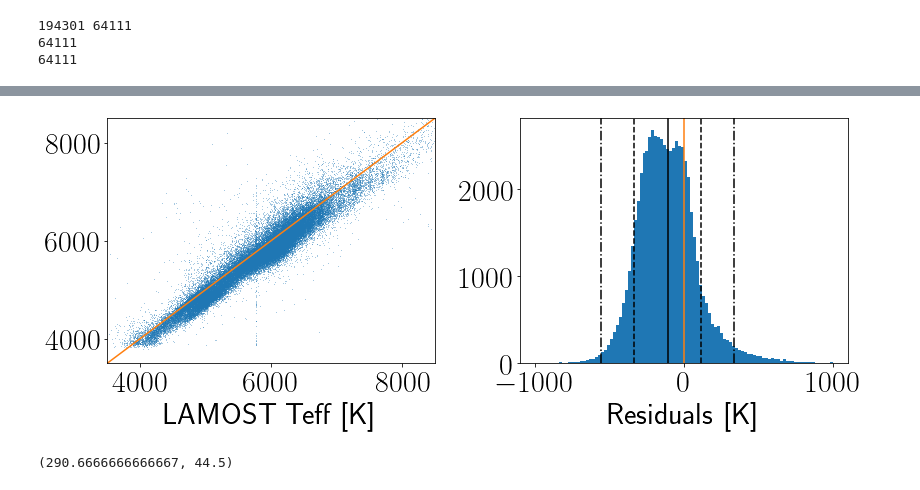
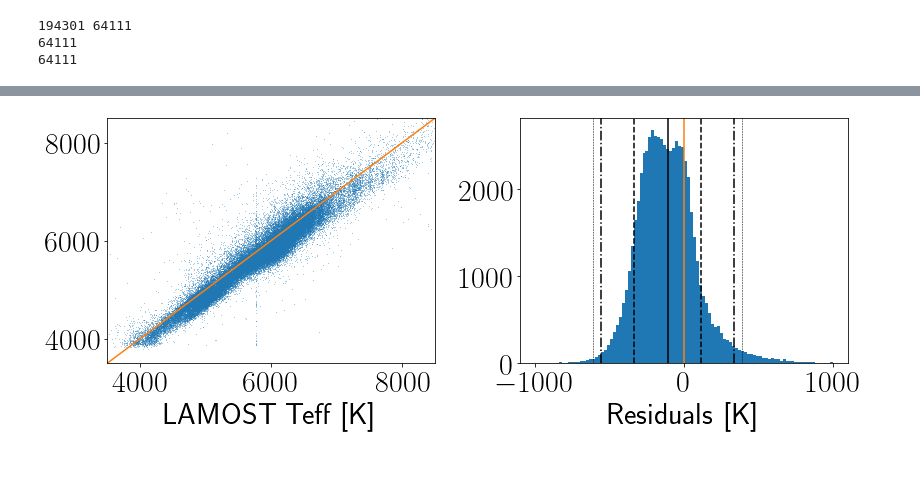
Before and after one commit to RuthAngus/kepler_kinematics, a Jupyter notebook: notebooks/Lamost_xmatching.ipynb, the cells around one changed output, grey strips where cells are left out. Saved outputs shown, nothing was run; the diff lists cells and outputs as text; code cells hidden in the pictures.

```diff
--- a/notebooks/Lamost_xmatching.ipynb
+++ b/notebooks/Lamost_xmatching.ipynb
@@ -204,13 +211,19 @@ plt.hist(good_matches.teff_lamost-good_matches.teff, 100, range=(-1000, 1000));
 plt.xlabel("Residuals [K]")
 plt.axvline(0, color="C1")
 
-mean, std = np.mean(good_matches.teff_lamost-good_matches.teff), np.std(good_matches.teff_lamost-good_matches.teff)
+residuals = good_matches.teff_lamost.values-good_matches.teff.values
+mean, std = np.mean(residuals), np.std(residuals)
 print(mean, std)
 plt.axvline(mean, color="k")
 plt.axvline(mean+std, color="k", linestyle="--")
 plt.axvline(mean-std, color="k", linestyle="--")
 plt.axvline(mean+2*std, color="k", linestyle="-.")
 plt.axvline(mean-2*std, color="k", linestyle="-.")
+plt.axvline(mean+500, color="k", linestyle="--", lw=.5)
+plt.axvline(mean-500, color="k", linestyle="--", lw=.5)
 
 plt.tight_layout()
+
+m = (residuals < mean + 500) & (mean - 500 < residuals)
+print(len(residuals) - sum(m), sum(m))
 # %% [output]
@@ -218 +232 @@ plt.tight_layout()
-[figure, old version]
+[figure, new version]
@@ -222,6 +232,0 @@ lamost_edr3_distances = pd.read_csv("../data/LAMOST-EDR3_distances_1arcsec_Xmatc
-# %%
-from astropy.coordinates import SkyCoord
-c = SkyCoord('19h22m40s', '+44d30m00s', frame='icrs')
-c.ra.value, c.dec.value
-# %% [output]
-(290.6666666666667, 44.5)
```
Also changed, not shown: parts of 16 cells of this notebook, 2 other files.
